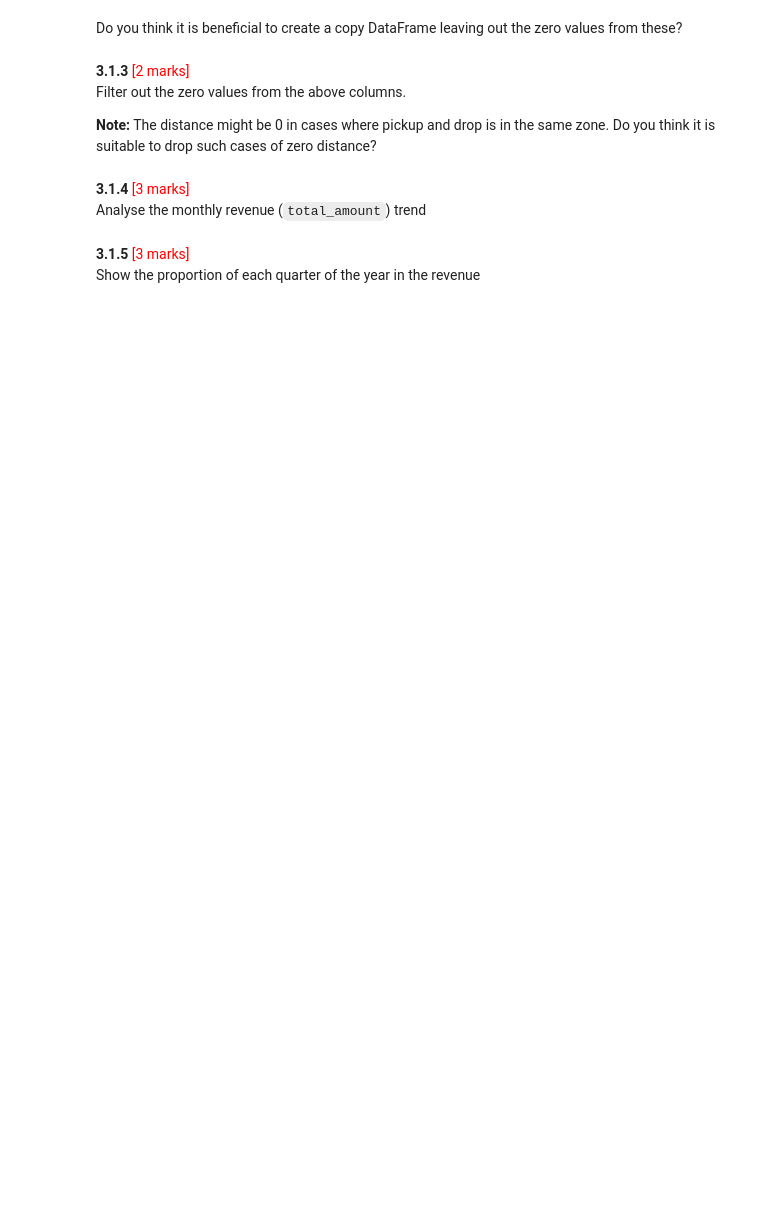
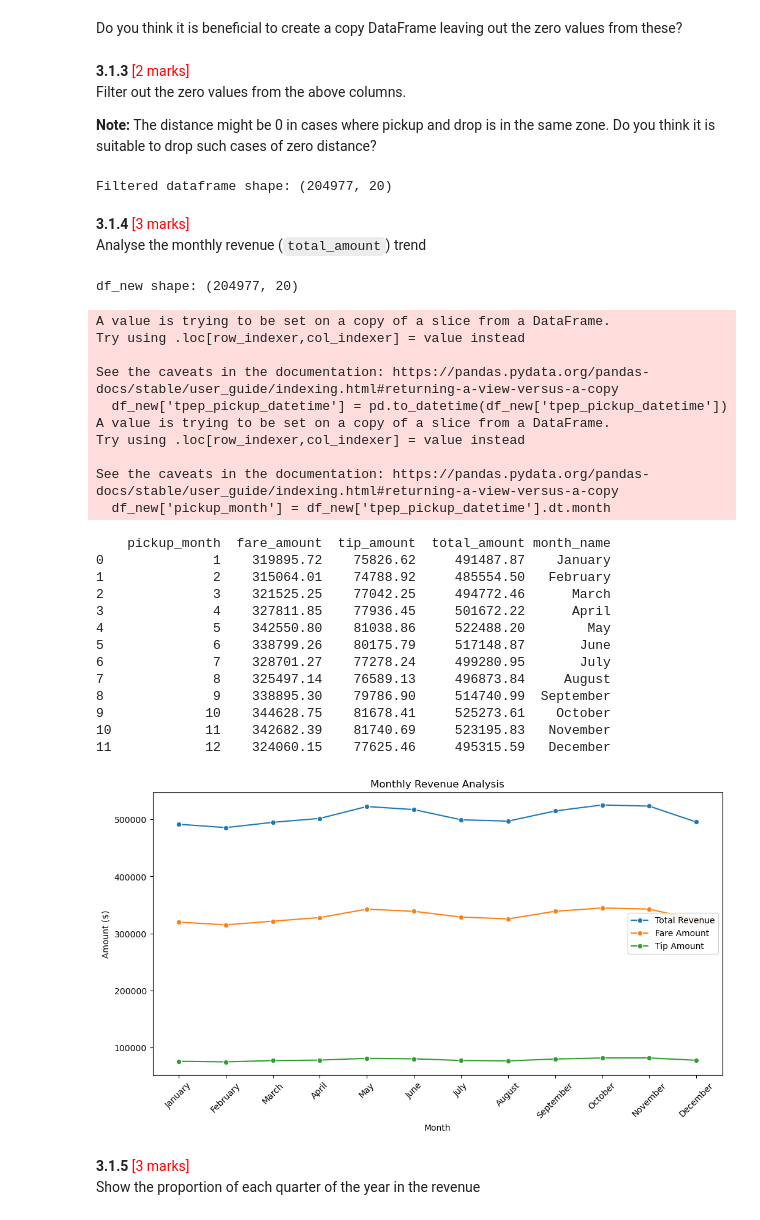
Before and after one commit to Avira5/NYC_TAXI_2, a Jupyter notebook: EDA_Assg_NYC_Taxi_Starter.ipynb, the cells around one changed output. Cells and saved outputs as stored; diff of their text form; code cells hidden in the pictures; blank space fills up the shorter version.

Commit message:
Update notebook with latest analysis

```diff
--- a/EDA_Assg_NYC_Taxi_Starter.ipynb
+++ b/EDA_Assg_NYC_Taxi_Starter.ipynb
@@ -403,6 +679,14 @@ Filter out the zero values from the above columns.
 **Note:** The distance might be 0 in cases where pickup and drop is in the same zone. Do you think it is suitable to drop such cases of zero distance?
 # %%
 # Create a df with non zero entries for the selected parameters.
+
+cols_to_check = ['fare_amount', 'tip_amount', 'total_amount', 'trip_distance']
+
+filtered_df = df[(df[cols_to_check] > 0).all(axis=1)]
+
+print(f"Filtered dataframe shape: {filtered_df.shape}")
+# %% [output]
+Filtered dataframe shape: (204977, 20)
 # %% [markdown]
 **3.1.4** <font color = red>[3 marks]</font> <br>
 Analyse the monthly revenue (`total_amount`) trend
@@ -411,3 +693,70 @@ Analyse the monthly revenue (`total_amount`) trend
+# %%
+cols_to_check = ['fare_amount', 'tip_amount', 'total_amount', 'trip_distance']
+
+df_new = df[(df[cols_to_check] > 0).all(axis=1)]
+
+print(f"df_new shape: {df_new.shape}")
+# %% [output]
+df_new shape: (204977, 20)
+# %%
+# Group data by month and analyse monthly revenue
+
+df_new['tpep_pickup_datetime'] = pd.to_datetime(df_new['tpep_pickup_datetime'])
+
+
+df_new['pickup_month'] = df_new['tpep_pickup_datetime'].dt.month
+
+# Group by month and sum the revenue-related columns
+monthly_revenue = df_new.groupby('pickup_month')[['fare_amount', 'tip_amount', 'total_amount']].sum().reset_index()
+
+# Optional: map month numbers to names for readability
+import calendar
+monthly_revenue['month_name'] = monthly_revenue['pickup_month'].apply(lambda x: calendar.month_name[x])
+
+# Sort by month
+monthly_revenue = monthly_revenue.sort_values('pickup_month')
+
+print(monthly_revenue)
+
+# You can also visualize it
+import matplotlib.pyplot as plt
+import seaborn as sns
+
+plt.figure(figsize=(12,6))
+sns.lineplot(data=monthly_revenue, x='month_name', y='total_amount', marker='o', label='Total Revenue')
+sns.lineplot(data=monthly_revenue, x='month_name', y='fare_amount', marker='o', label='Fare Amount')
+sns.lineplot(data=monthly_revenue, x='month_name', y='tip_amount', marker='o', label='Tip Amount')
+plt.title('Monthly Revenue Analysis')
+plt.ylabel('Amount ($)')
+plt.xlabel('Month')
+plt.xticks(rotation=45)
+plt.legend()
+plt.show()
+# %% [output]
+A value is trying to be set on a copy of a slice from a DataFrame.
+Try using .loc[row_indexer,col_indexer] = value instead
+
+See the caveats in the documentation: https://pandas.pydata.org/pandas-docs/stable/user_guide/indexing.html#returning-a-view-versus-a-copy
+  df_new['tpep_pickup_datetime'] = pd.to_datetime(df_new['tpep_pickup_datetime'])
+A value is trying to be set on a copy of a slice from a DataFrame.
+Try using .loc[row_indexer,col_indexer] = value instead
+
+See the caveats in the documentation: https://pandas.pydata.org/pandas-docs/stable/user_guide/indexing.html#returning-a-view-versus-a-copy
+  df_new['pickup_month'] = df_new['tpep_pickup_datetime'].dt.month
+    pickup_month  fare_amount  tip_amount  total_amount month_name
+0              1    319895.72    75826.62     491487.87    January
+1              2    315064.01    74788.92     485554.50   February
+2              3    321525.25    77042.25     494772.46      March
+3              4    327811.85    77936.45     501672.22      April
+4              5    342550.80    81038.86     522488.20        May
+5              6    338799.26    80175.79     517148.87       June
+6              7    328701.27    77278.24     499280.95       July
+7              8    325497.14    76589.13     496873.84     August
+8              9    338895.30    79786.90     514740.99  September
+9             10    344628.75    81678.41     525273.61    October
+10            11    342682.39    81740.69     523195.83   November
+11            12    324060.15    77625.46     495315.59   December
+[figure, added]
 # %% [markdown]
 **3.1.5** <font color = red>[3 marks]</font> <br>
 Show the proportion of each quarter of the year in the revenue
```
Also changed, not shown: parts of 85 cells of this notebook.
